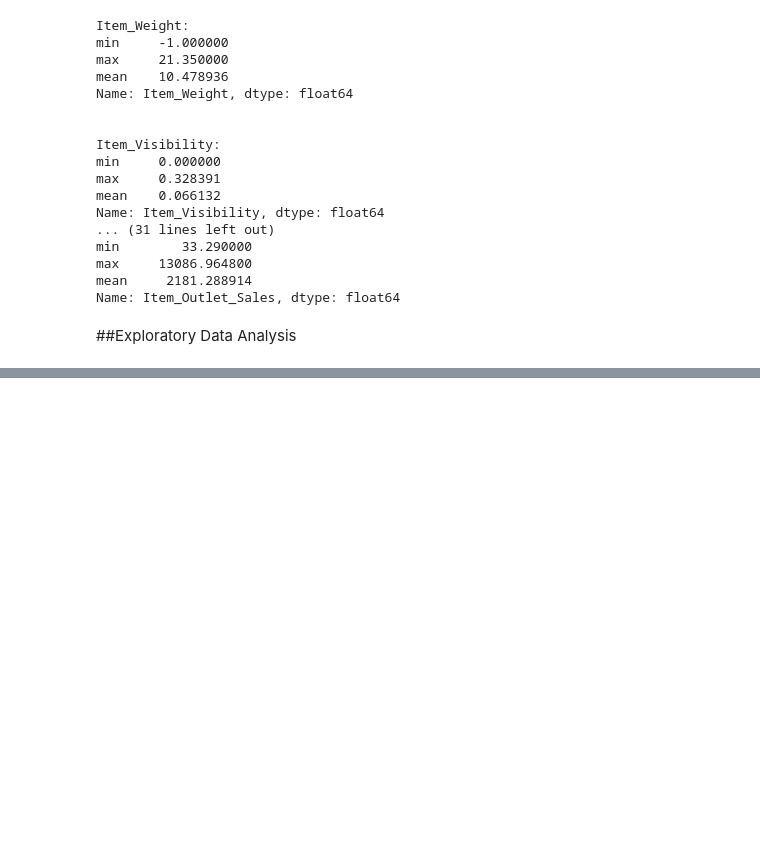
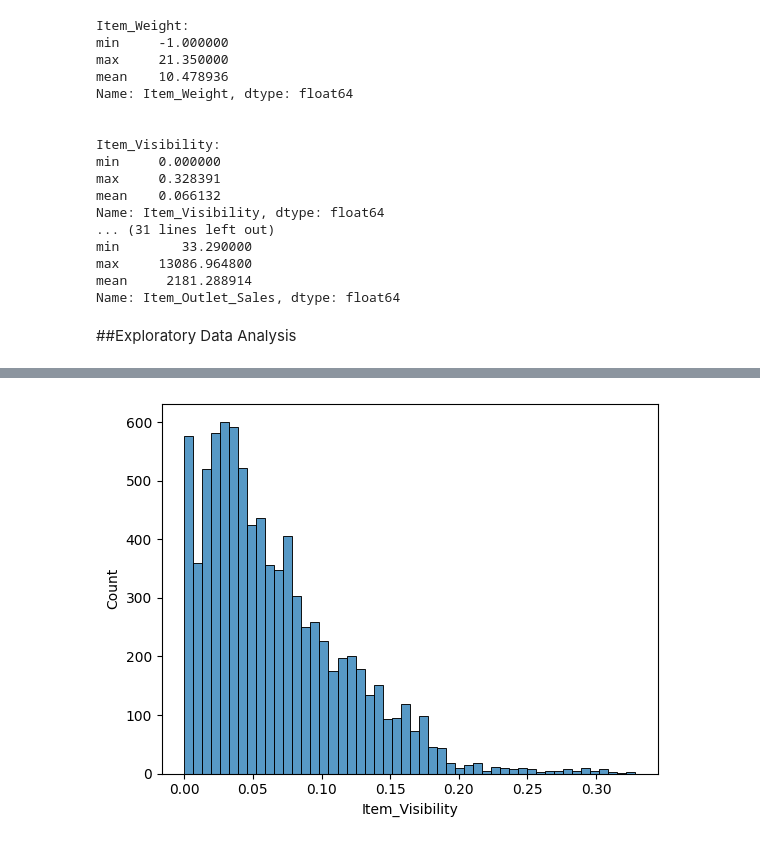
Before and after one commit to FiyonaK/Prediction-of-Product-Sales, a Jupyter notebook: Project_1_Part_3_(Core).ipynb, the cells around one changed output, grey strips where cells are left out. Cells and saved outputs as stored; diff of their text form; code cells hidden in the pictures; blank space fills up the shorter version.

```diff
--- a/Project_1_Part_3_(Core).ipynb
+++ b/Project_1_Part_3_(Core).ipynb
@@ -289,0 +317,4 @@ Name: Item_Outlet_Sales, dtype: float64
+# %%
+ax = sns.histplot(data=df_sales, x='Item_Visibility')
+# %% [output]
+[figure, added]
```
Also changed, not shown: parts of 20 cells of this notebook.
